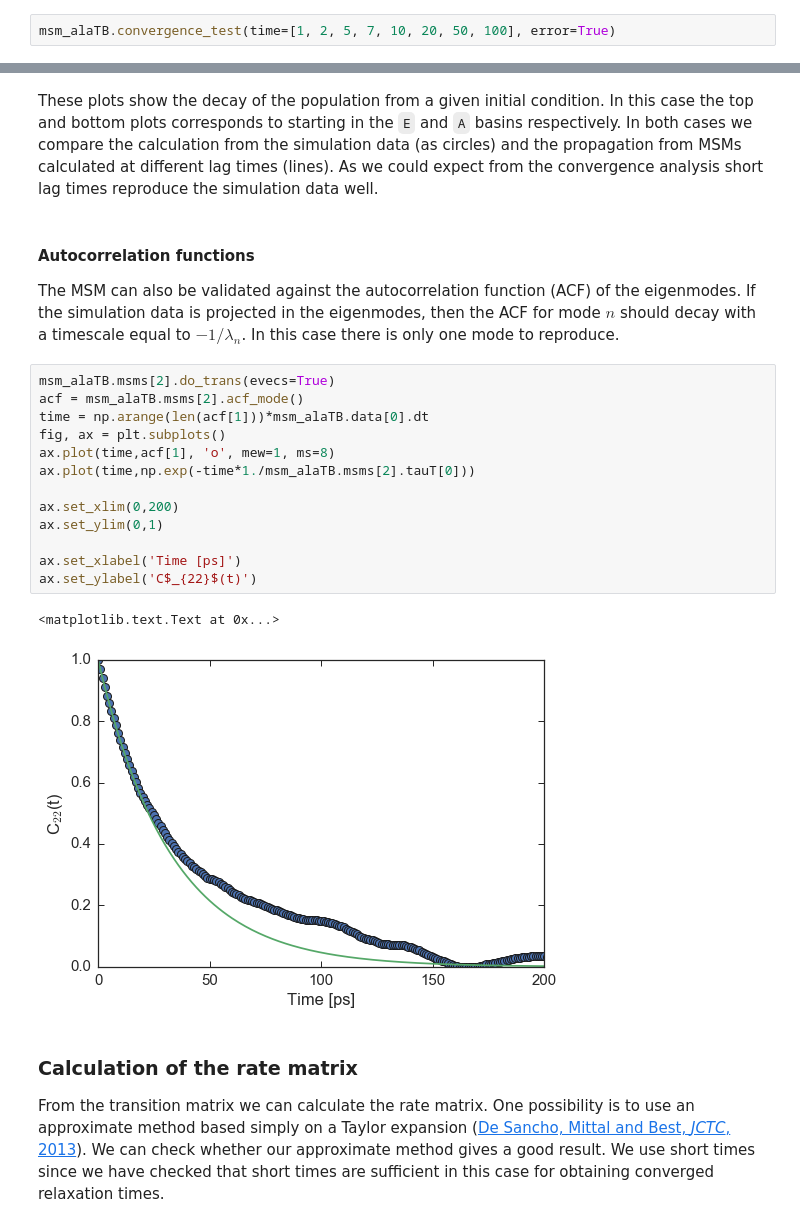
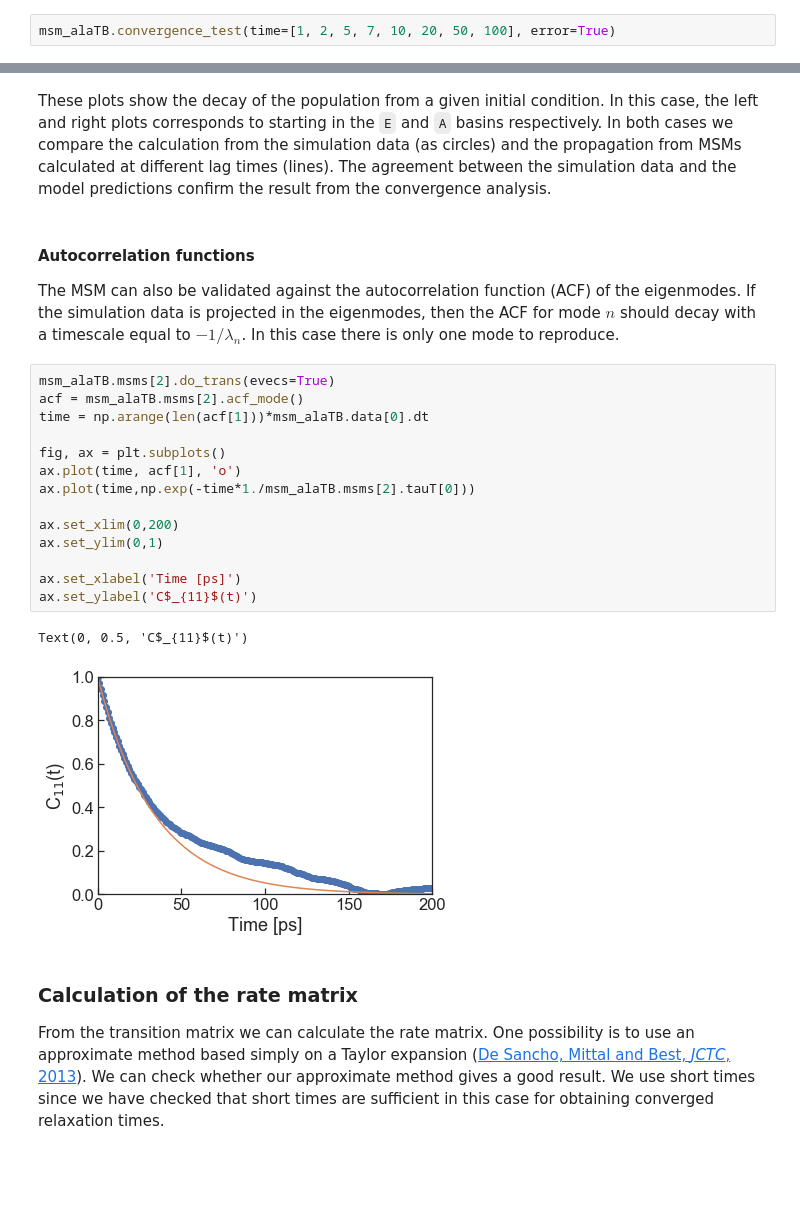
Before and after one commit to BioKT/MasterMSM, a Jupyter notebook: examples/alanine_dipeptide/ala_dipeptide.ipynb, the cells around one changed output, grey strips where cells are left out. Cells and saved outputs as stored; diff of their text form; blank space fills up the shorter version.

Commit message:
examples: presentable alaTB condition

```diff
--- a/examples/alanine_dipeptide/ala_dipeptide.ipynb
+++ b/examples/alanine_dipeptide/ala_dipeptide.ipynb
@@ -147,24 +165,25 @@ msm_alaTB.ck_test(time=[1, 2, 5, 7, 10, 20, 50], init=['A'])
 # %% [markdown]
-These plots show the decay of the population from a given initial condition. In this case the top and bottom plots corresponds to starting in the `E` and `A` basins respectively. In both cases we compare the calculation from the simulation data (as circles) and the propagation from MSMs calculated at different lag times (lines). As we could expect from the convergence analysis short lag times reproduce the simulation data well.
+These plots show the decay of the population from a given initial condition. In this case, the left and right plots corresponds to starting in the `E` and `A` basins respectively. In both cases we compare the calculation from the simulation data (as circles) and the propagation from MSMs calculated at different lag times (lines). The agreement between the simulation data and the model predictions confirm the result from the convergence analysis.
 # %% [markdown]
 #### Autocorrelation functions
 The MSM can also be validated against the autocorrelation function (ACF) of the eigenmodes. If the simulation data is projected in the eigenmodes, then the ACF for mode $n$ should decay with a timescale equal to $-1/\lambda_n$. In this case there is only one mode to reproduce.
 # %%
 msm_alaTB.msms[2].do_trans(evecs=True)
 acf = msm_alaTB.msms[2].acf_mode()
 time = np.arange(len(acf[1]))*msm_alaTB.data[0].dt
+
 fig, ax = plt.subplots()
-ax.plot(time,acf[1], 'o', mew=1, ms=8)
+ax.plot(time, acf[1], 'o')
 ax.plot(time,np.exp(-time*1./msm_alaTB.msms[2].tauT[0]))
 
 ax.set_xlim(0,200)
 ax.set_ylim(0,1)
 
 ax.set_xlabel('Time [ps]')
-ax.set_ylabel('C$_{22}$(t)')
+ax.set_ylabel('C$_{11}$(t)')
 # %% [output]
-<matplotlib.text.Text at 0x...>
+Text(0, 0.5, 'C$_{11}$(t)')
-[figure, old version]
+[figure, new version]
 # %% [markdown]
 ### Calculation of the rate matrix
 From the transition matrix we can calculate the rate matrix. One possibility is to use an approximate method based simply on a Taylor expansion ([De Sancho, Mittal and Best, *JCTC*, 2013](http://dx.doi.org/10.1021/ct301033r)). We can check whether our approximate method gives a good result. We use short times since we have checked that short times are sufficient in this case for obtaining converged relaxation times.
```
Also changed, not shown: parts of 26 cells of this notebook.
